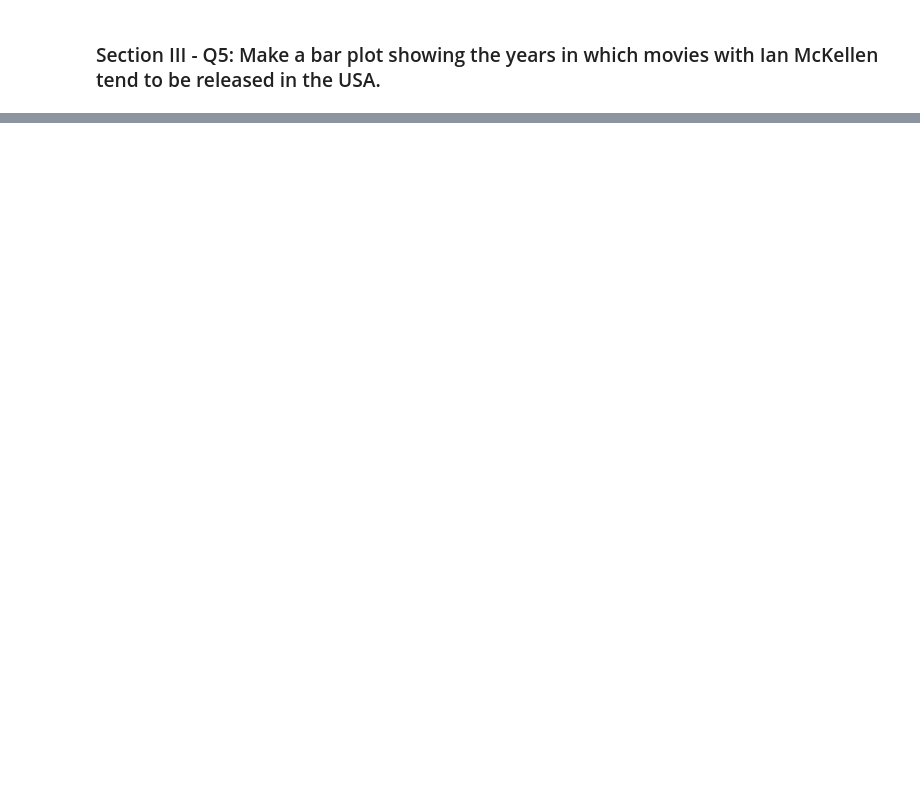
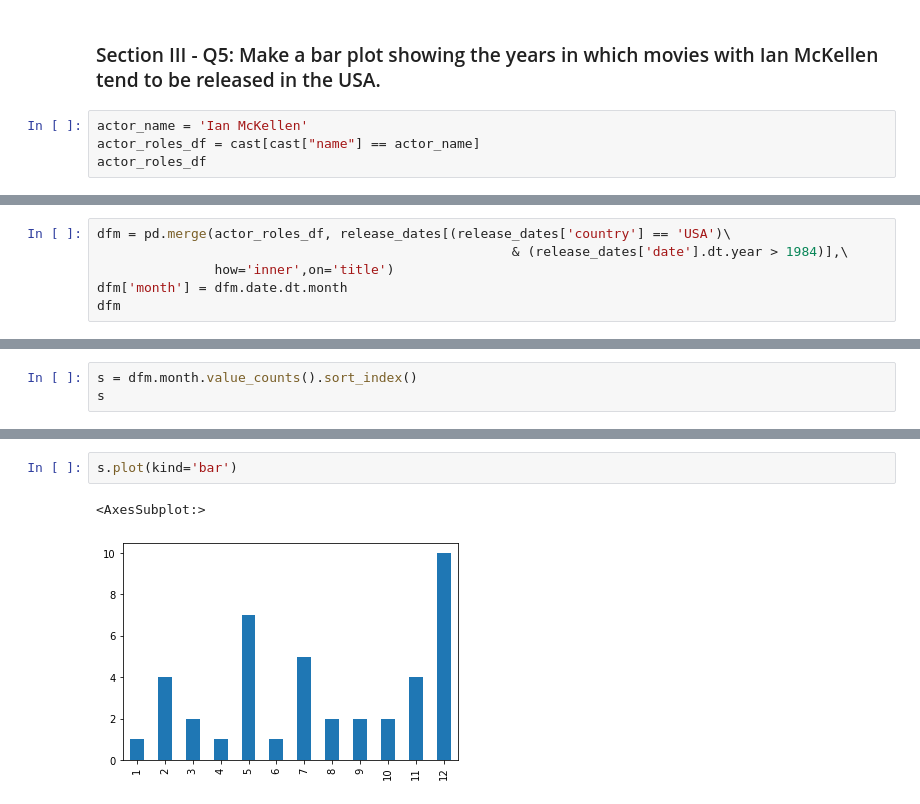
Before and after one commit to llpyyz/mec-mini-projects, a Jupyter notebook: mec-5.3.10-data-wranging-with-pandas-mini-project/Mini_Project_Data_Wrangling_Pandas.ipynb, the cells around one changed output, grey strips where cells are left out. Saved outputs shown, nothing was run; the diff lists cells and outputs as text; blank space fills up the shorter version.

```diff
--- a/mec-5.3.10-data-wranging-with-pandas-mini-project/Mini_Project_Data_Wrangling_Pandas.ipynb
+++ b/mec-5.3.10-data-wranging-with-pandas-mini-project/Mini_Project_Data_Wrangling_Pandas.ipynb
@@ -1062,2 +1100,6 @@ month_map
 # %% [markdown]
 ### Section III - Q5: Make a bar plot showing the years in which movies with Ian McKellen tend to be released in the USA.
+# %%
+actor_name = 'Ian McKellen'
+actor_roles_df = cast[cast["name"] == actor_name]
+actor_roles_df
@@ -1063,0 +1124,6 @@ month_map
+# %%
+dfm = pd.merge(actor_roles_df, release_dates[(release_dates['country'] == 'USA')\
+                                                     & (release_dates['date'].dt.year > 1984)],\
+               how='inner',on='title')
+dfm['month'] = dfm.date.dt.month
+dfm
@@ -1063,0 +1148,3 @@ month_map
+# %%
+s = dfm.month.value_counts().sort_index()
+s
@@ -1063,0 +1165,5 @@ month_map
+# %%
+s.plot(kind='bar')
+# %% [output]
+<AxesSubplot:>
+[figure, added]
```
Also changed, not shown: parts of 9 cells of this notebook.
